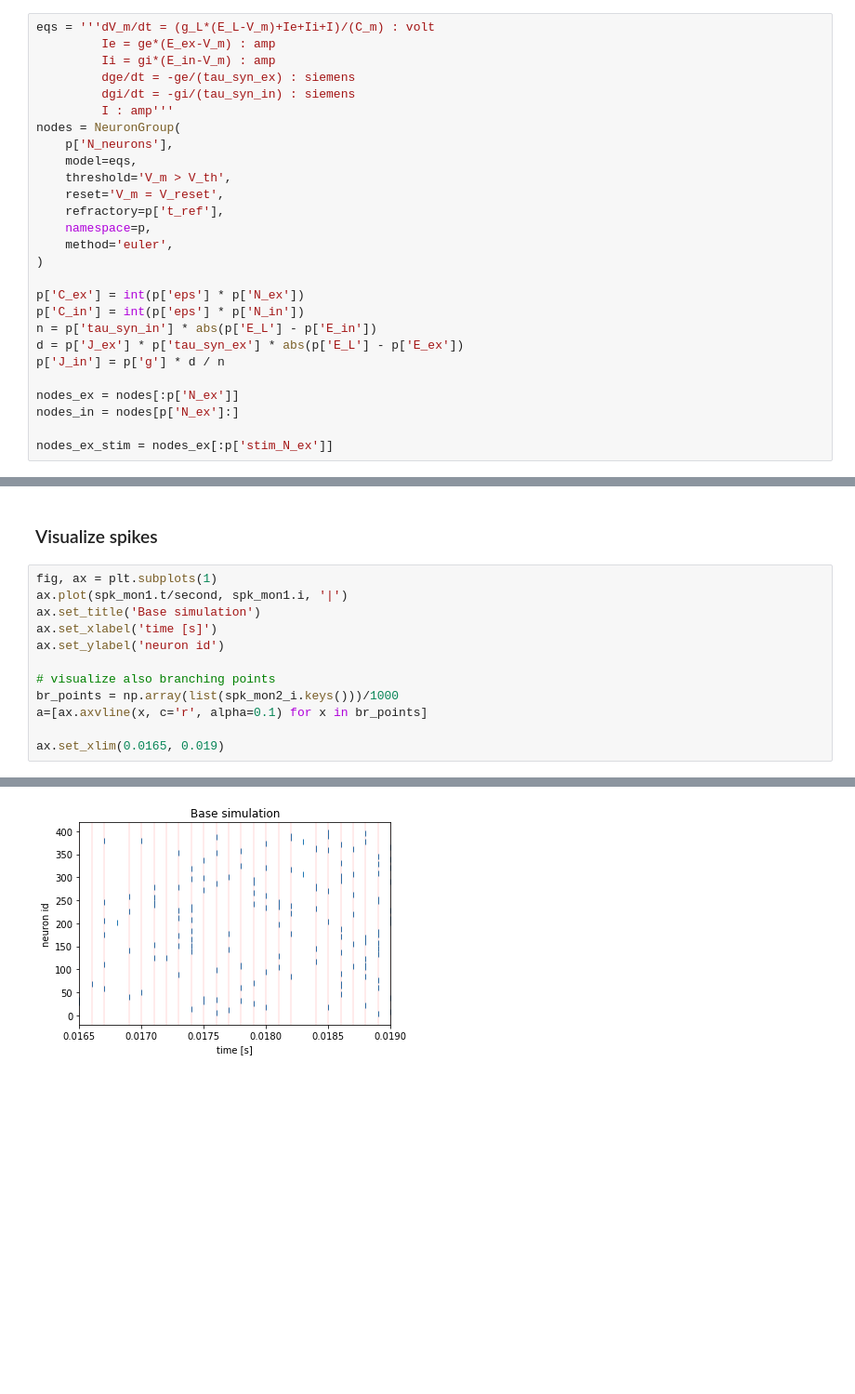
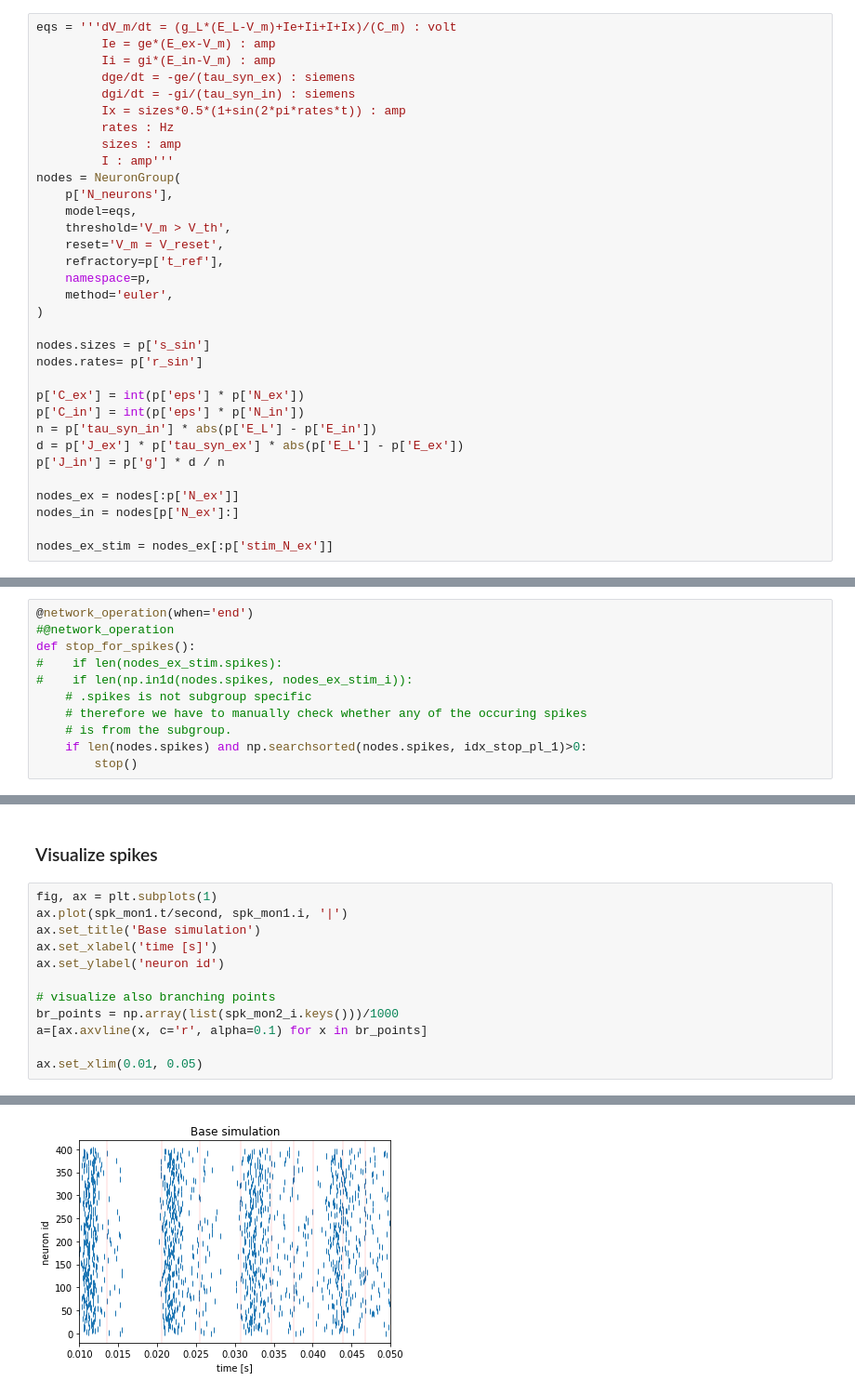
Before and after one commit to lepmik/causal-optogenetics-paper-data, a Jupyter notebook: prove_of_principle_simulation_with_branched_stimulation.ipynb, the cells around one changed output, grey strips where cells are left out. Shown at 93% size. Cells and saved outputs as stored; diff of their text form; blank space fills up the shorter version.

Commit message:
adding oscillatiory network states

```diff
--- a/prove_of_principle_simulation_with_branched_stimulation.ipynb
+++ b/prove_of_principle_simulation_with_branched_stimulation.ipynb
@@ -27,11 +25,14 @@ free_sim = True
 # %% [markdown]
 ### Set neurons
 # %%
-eqs = '''dV_m/dt = (g_L*(E_L-V_m)+Ie+Ii+I)/(C_m) : volt
+eqs = '''dV_m/dt = (g_L*(E_L-V_m)+Ie+Ii+I+Ix)/(C_m) : volt
          Ie = ge*(E_ex-V_m) : amp
          Ii = gi*(E_in-V_m) : amp
          dge/dt = -ge/(tau_syn_ex) : siemens
          dgi/dt = -gi/(tau_syn_in) : siemens
+         Ix = sizes*0.5*(1+sin(2*pi*rates*t)) : amp
+         rates : Hz
+         sizes : amp
          I : amp'''
 nodes = NeuronGroup(
     p['N_neurons'],
@@ -43,6 +44,9 @@ nodes = NeuronGroup(
     method='euler',
 )
 
+nodes.sizes = p['s_sin']
+nodes.rates= p['r_sin']
+
 p['C_ex'] = int(p['eps'] * p['N_ex'])
 p['C_in'] = int(p['eps'] * p['N_in'])
 n = p['tau_syn_in'] * abs(p['E_L'] - p['E_in'])
@@ -99,6 +103,17 @@ poissInp = PoissonInput(
     N=p['N_p'],
     rate=p['rate_p'],
     weight=p['J_ex'])
+# %%
+@network_operation(when='end')
+#@network_operation
+def stop_for_spikes():
+#    if len(nodes_ex_stim.spikes):
+#    if len(np.in1d(nodes.spikes, nodes_ex_stim_i)):
+    # .spikes is not subgroup specific
+    # therefore we have to manually check whether any of the occuring spikes
+    # is from the subgroup.
+    if len(nodes.spikes) and np.searchsorted(nodes.spikes, idx_stop_pl_1)>0:
+        stop()
 # %% [markdown]
 ### Set spike monitors
 # %%
@@ -204,5 +226,5 @@ ax.set_ylabel('neuron id')
 br_points = np.array(list(spk_mon2_i.keys()))/1000
 a=[ax.axvline(x, c='r', alpha=0.1) for x in br_points]
 
-ax.set_xlim(0.0165, 0.019)
+ax.set_xlim(0.01, 0.05)
 # %% [output]
@@ -210,2 +232,2 @@ ax.set_xlim(0.0165, 0.019)
-[figure, old version]
+[figure, new version]
 # %%
```
Also changed, not shown: parts of 9 cells of this notebook, 1 other file.
